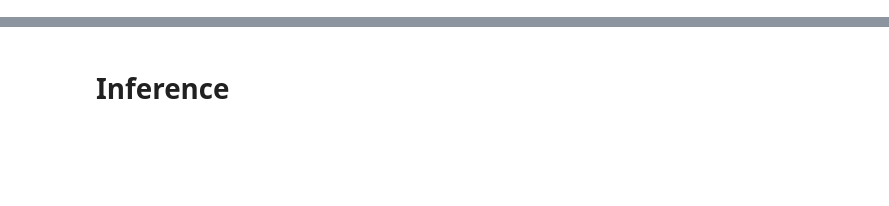
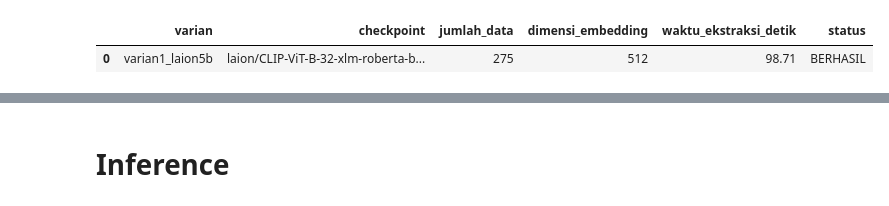
Before and after one commit to GeorgeHaansraj/Proyek-Akhir-PMM-Sigma, a Jupyter notebook: M3/experiment.ipynb, the cells around one changed output, grey strips where cells are left out. Saved outputs shown, nothing was run; the diff lists cells and outputs as text; code cells hidden in the pictures; blank space fills up the shorter version.

```diff
--- a/M3/experiment.ipynb
+++ b/M3/experiment.ipynb
@@ -496,0 +684,78 @@ display(ringkasan_ekstraksi)
+# %%
+# ============================================================
+# [REVISI 2026-11-25] EKSTRAKSI PENUH LAION-ONLY
+# ============================================================
+
+DAFTAR_VARIAN = [LAION_VARIANT_KEY]  # hanya LAION yang aktif
+EXPORT_DIR_LAION = "/kaggle/working/LAION_Only_Experiment_Results"
+PATH_CACHE_LAION = "/kaggle/working/cache_laion_only/"
+os.makedirs(EXPORT_DIR_LAION, exist_ok=True)
+os.makedirs(PATH_CACHE_LAION, exist_ok=True)
+
+jumlah_data = len(imgs)
+assert jumlah_data == len(cap_id) == len(cap_en), (
+    "Jumlah gambar dan caption tidak sama. Periksa kembali data validation."
+)
+
+# False = hitung ulang dari model; ubah ke True hanya bila ingin memakai cache LAION.
+USE_CACHE_LAION = False
+LAION_CACHE_FILE = os.path.join(PATH_CACHE_LAION, "laion5b_validation_embeddings.pt")
+
+if USE_CACHE_LAION and os.path.exists(LAION_CACHE_FILE):
+    print("Memuat embedding LAION dari cache:", LAION_CACHE_FILE)
+    cached = torch.load(LAION_CACHE_FILE, map_location="cpu", weights_only=False)
+    E = cached["E"]
+    Ti = cached["Ti"]
+    Te = cached["Te"]
+    waktu_laion = float(cached["elapsed_sec"])
+    LAION_MODEL_STATS = cached["model_stats"]
+else:
+    print(f"Menjalankan LAION pada {jumlah_data} sampel validation...")
+    E, Ti, Te, waktu_laion, LAION_MODEL_STATS = encode_laion_only(
+        imgs,
+        cap_id,
+        cap_en,
+        img_bs=32,
+        txt_bs=64
+    )
+    torch.save({
+        "E": E,
+        "Ti": Ti,
+        "Te": Te,
+        "elapsed_sec": waktu_laion,
+        "model_stats": LAION_MODEL_STATS,
+        "checkpoint": LAION_CHECKPOINT
+    }, LAION_CACHE_FILE)
+
+# Pemeriksaan hasil ekstraksi penuh.
+assert E.shape[0] == Ti.shape[0] == Te.shape[0] == jumlah_data
+assert E.shape[1] == Ti.shape[1] == Te.shape[1]
+for embedding_name, embedding_values in [("Image", E), ("Caption ID", Ti), ("Caption EN", Te)]:
+    assert np.isfinite(embedding_values).all(), f"{embedding_name}: ditemukan NaN/Inf."
+    assert np.allclose(
+        np.linalg.norm(embedding_values, axis=1), 1.0, atol=1e-3
+    ), f"{embedding_name}: embedding belum L2-normalized."
+
+embeddings_dict = {
+    LAION_VARIANT_KEY: {
+        "E": E,
+        "Ti": Ti,
+        "Te": Te,
+        "waktu_jalan_detik": waktu_laion,
+        "model_stats": LAION_MODEL_STATS
+    }
+}
+
+ringkasan_ekstraksi = pd.DataFrame([{
+    "varian": LAION_VARIANT_KEY,
+    "checkpoint": LAION_CHECKPOINT,
+    "jumlah_data": jumlah_data,
+    "dimensi_embedding": int(E.shape[1]),
+    "waktu_ekstraksi_detik": waktu_laion,
+    "status": "BERHASIL"
+}])
+
+display(ringkasan_ekstraksi)
+print("Embedding LAION siap untuk evaluasi retrieval dan M3.")
+print(f"Cache : {LAION_CACHE_FILE}")
+# %% [output]
@@ -496,0 +763,2 @@ display(ringkasan_ekstraksi)
+|  | varian | checkpoint | jumlah_data | dimensi_embedding | waktu_ekstraksi_detik | status |
+| 0 | varian1_laion5b | laion/CLIP-ViT-B-32-xlm-roberta-b... | 275 | 512 | 98.71 | BERHASIL |
```
Also changed, not shown: parts of 50 cells of this notebook, 1 other file.
